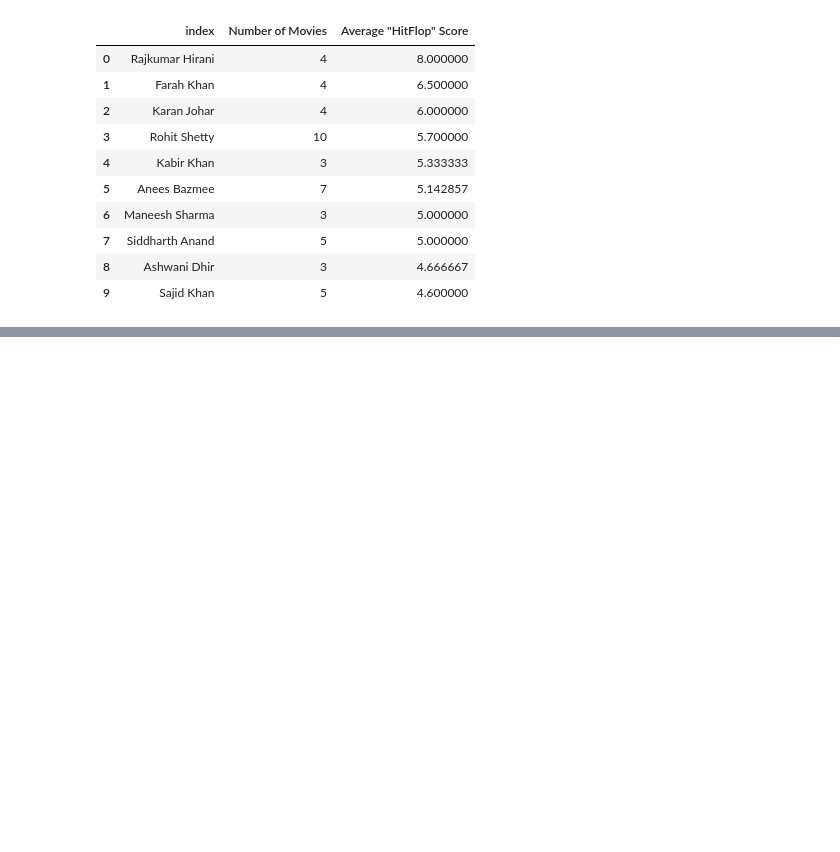
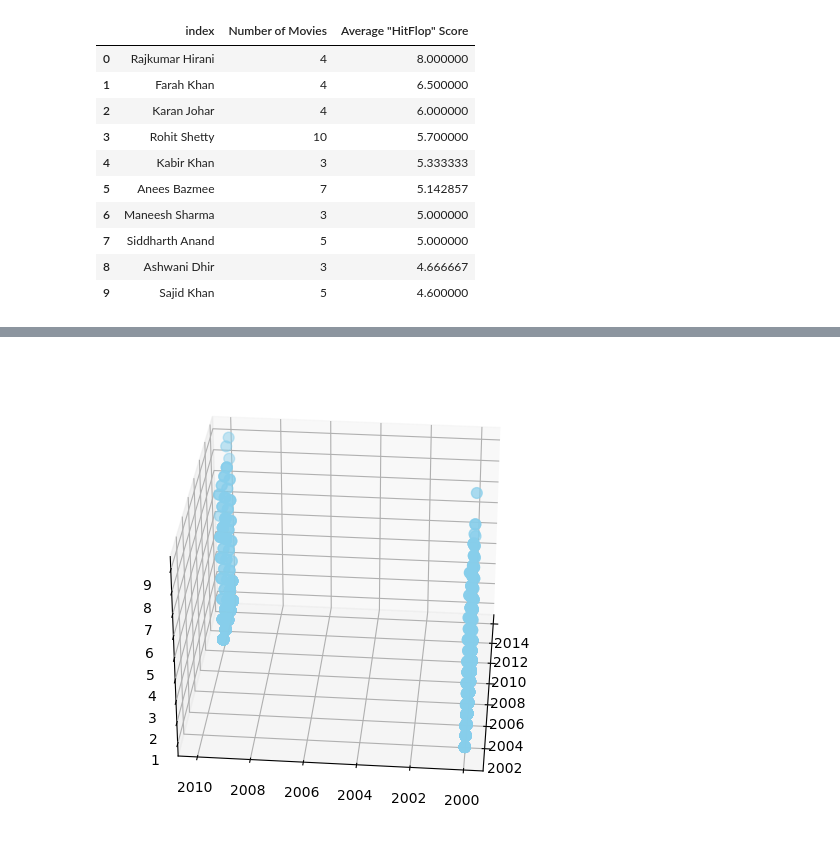
Before and after one commit to raj-rajat/Bollywood-Actress-Name-And-Movie-List-, a Jupyter notebook: bollywood-actress-name-and-movie-list.ipynb, the cells around one changed output, grey strips where cells are left out. Cells and saved outputs as stored; diff of their text form; code cells hidden in the pictures; blank space fills up the shorter version.

```diff
--- a/bollywood-actress-name-and-movie-list.ipynb
+++ b/bollywood-actress-name-and-movie-list.ipynb
@@ -724,0 +758,15 @@ top_directors
+# %%
+from mpl_toolkits.mplot3d import Axes3D
+
+fig = plt.figure(figsize=(10, 6))
+ax = fig.add_subplot(111, projection='3d')
+
+x = df['releaseYear']
+y = df['releaseDecade']
+z = df['hitFlop']
+
+ax.scatter(x, y, z, c='skyblue', s=60)
+ax.view_init(30, 185)
+plt.show()
+# %% [output]
+[figure, added]
```
Also changed, not shown: parts of 5 cells of this notebook.
